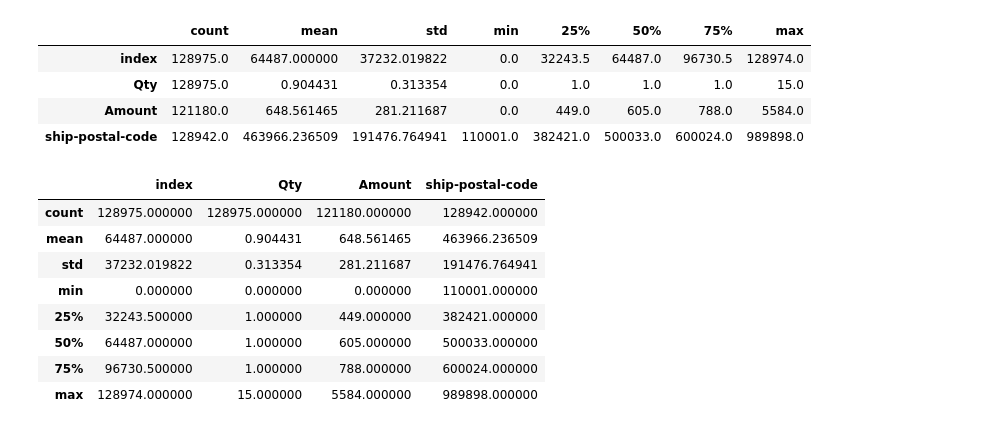
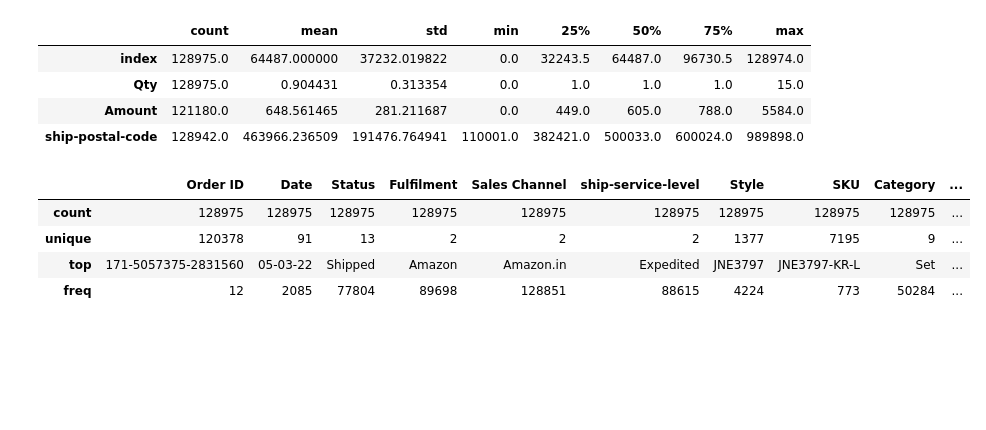
Before and after one commit to CC-Sev/E-Commerce-Sales-Dataset-Analysis, a Jupyter notebook: amazon_sales_data.ipynb, the cells around one changed output. Cells and saved outputs as stored; diff of their text form; code cells hidden in the pictures; blank space fills up the shorter version.

```diff
--- a/amazon_sales_data.ipynb
+++ b/amazon_sales_data.ipynb
@@ -131,14 +132,10 @@ df.describe().T
 | Amount | 121180.0 | 648.561465 | 281.211687 | 0.0 | 449.0 | 605.0 | 788.0 | 5584.0 |
 | ship-postal-code | 128942.0 | 463966.236509 | 191476.764941 | 110001.0 | 382421.0 | 500033.0 | 600024.0 | 989898.0 |
 # %%
-df.describe()
+df.describe(include='O')
 # %% [output]
-|  | index | Qty | Amount | ship-postal-code |
-| count | 128975.000000 | 128975.000000 | 121180.000000 | 128942.000000 |
-| mean | 64487.000000 | 0.904431 | 648.561465 | 463966.236509 |
-| std | 37232.019822 | 0.313354 | 281.211687 | 191476.764941 |
-| min | 0.000000 | 0.000000 | 0.000000 | 110001.000000 |
-| 25% | 32243.500000 | 1.000000 | 449.000000 | 382421.000000 |
-| 50% | 64487.000000 | 1.000000 | 605.000000 | 500033.000000 |
-| 75% | 96730.500000 | 1.000000 | 788.000000 | 600024.000000 |
-| max | 128974.000000 | 15.000000 | 5584.000000 | 989898.000000 |
+|  | Order ID | Date | Status | Fulfilment | Sales Channel | ship-service-level | Style | SKU | Category | ... |
+| count | 128975 | 128975 | 128975 | 128975 | 128975 | 128975 | 128975 | 128975 | 128975 | ... |
+| unique | 120378 | 91 | 13 | 2 | 2 | 2 | 1377 | 7195 | 9 | ... |
+| top | 171-5057375-2831560 | 05-03-22 | Shipped | Amazon | Amazon.in | Expedited | JNE3797 | JNE3797-KR-L | Set | ... |
+| freq | 12 | 2085 | 77804 | 89698 | 128851 | 88615 | 4224 | 773 | 50284 | ... |
```
Also changed, not shown: parts of 38 cells of this notebook.
